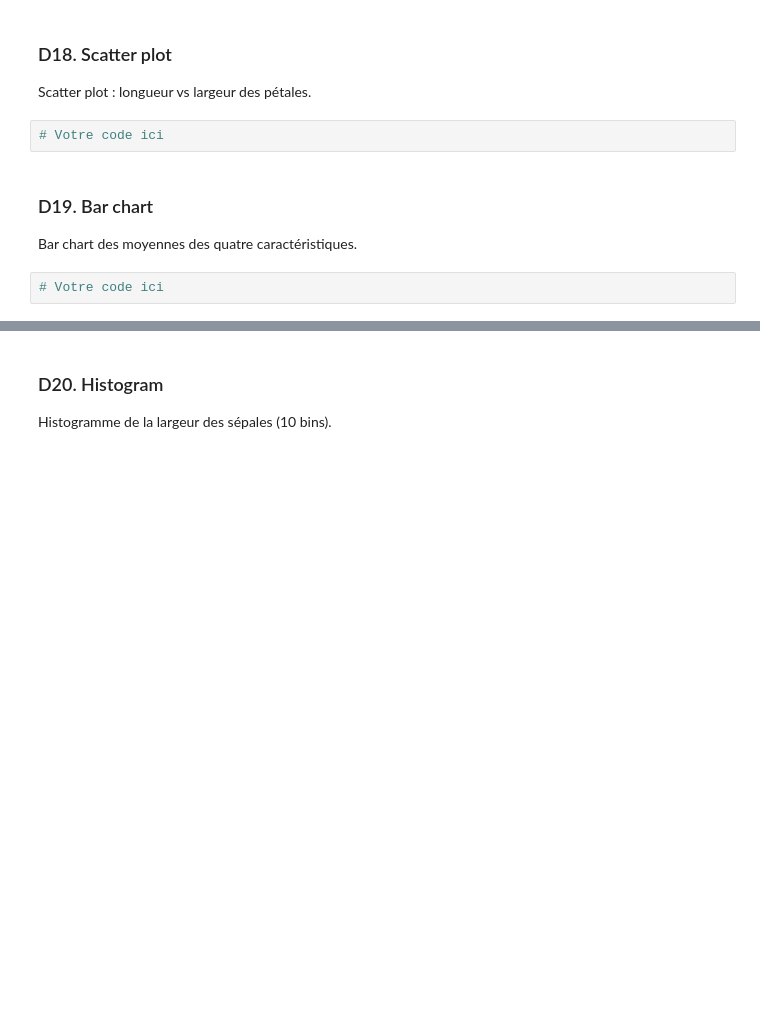
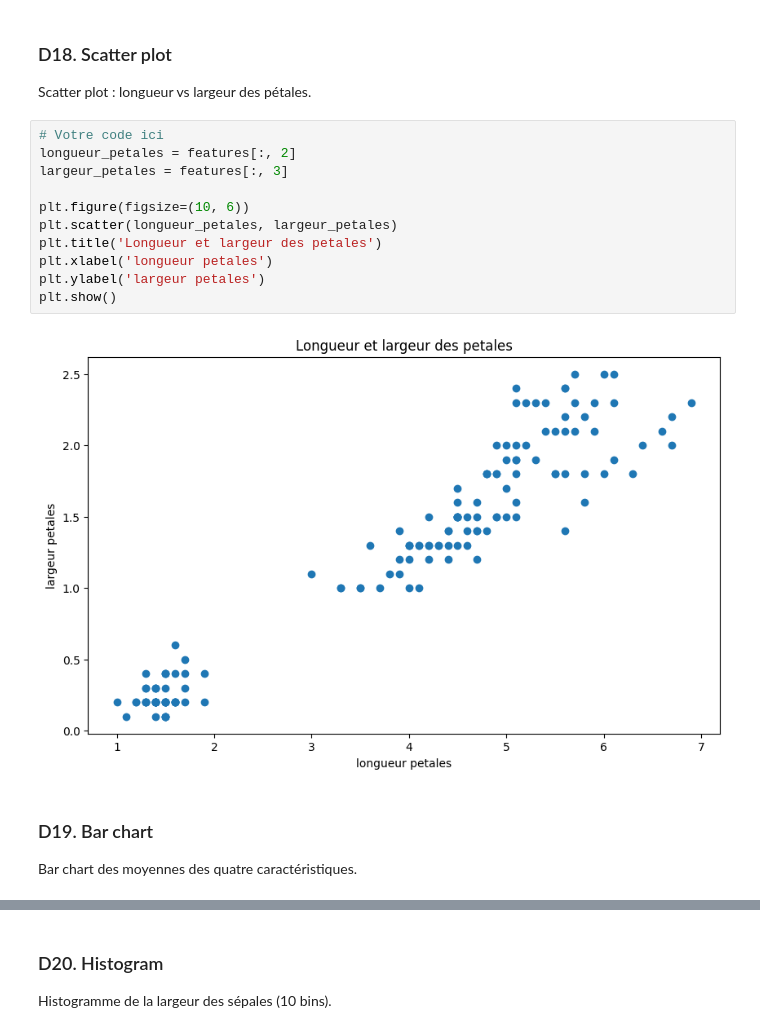
Before and after one commit to USMS-FPK-IA-GI-2025/controle-01-numpy-and-matplotlib-iris-choua1b, a Jupyter notebook: notebooks/controle_numpy_matplotlib.ipynb, the cells around one changed output, grey strips where cells are left out. Cells and saved outputs as stored; diff of their text form; blank space fills up the shorter version.

```diff
--- a/notebooks/controle_numpy_matplotlib.ipynb
+++ b/notebooks/controle_numpy_matplotlib.ipynb
@@ -202,10 +280,19 @@ Line plot des longueurs des sépales pour les 50 premières fleurs.
 # %% [markdown]
 ### D18. Scatter plot
 Scatter plot : longueur vs largeur des pétales.
-# %%
-# Votre code ici
+# %%
+# Votre code ici
+longueur_petales = features[:, 2]
+largeur_petales = features[:, 3]
+
+plt.figure(figsize=(10, 6))
+plt.scatter(longueur_petales, largeur_petales)
+plt.title('Longueur et largeur des petales')
+plt.xlabel('longueur petales')
+plt.ylabel('largeur petales')
+plt.show()
+# %% [output]
+[figure, added]
 # %% [markdown]
 ### D19. Bar chart
 Bar chart des moyennes des quatre caractéristiques.
-# %%
-# Votre code ici
```
Also changed, not shown: parts of 17 cells of this notebook.
